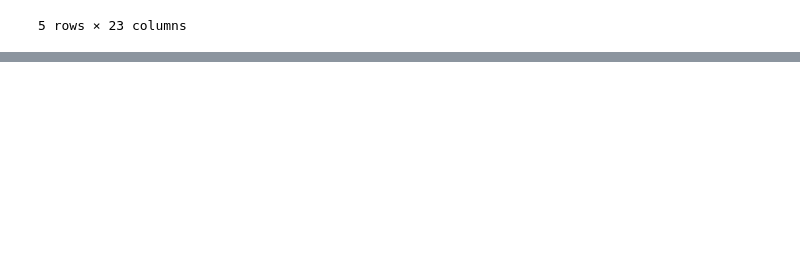
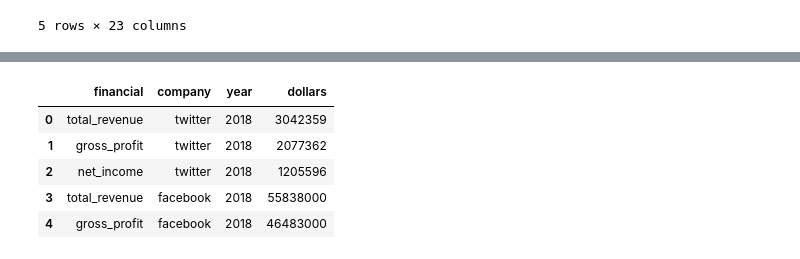
Before and after one commit to Timm26/Data_Science_Handbook, a Jupyter notebook: Data_Manipulation/Data_Manipulation_with_Pandas.ipynb, the cells around one changed output, grey strips where cells are left out. Drawn from its saved outputs; the diff is of its cells as text; code cells hidden in the pictures; blank space fills up the shorter version.

Commit message:
Added Basic Reshaping method .melt()

```diff
--- a/Data_Manipulation/Data_Manipulation_with_Pandas.ipynb
+++ b/Data_Manipulation/Data_Manipulation_with_Pandas.ipynb
@@ -335,0 +342,12 @@ Bicycle.fillna(0).head()
+# %%
+# Create a synthetic dataset
+social_fin = pd.DataFrame({
+    'financial': ['total_revenue', 'gross_profit', 'net_income', 'total_revenue', 'gross_profit', 'net_income'],
+    'company': ['twitter', 'twitter', 'twitter', 'facebook', 'facebook', 'facebook'],
+    2018: [3042359, 2077362, 1205596, 55838000, 46483000, 22112000],
+    2017: [2443299, 1582057,  905596, 49838000, 39583000, 20112000],
+    2016: [2154399, 1420057,  705596, 44210000, 36520000, 18102000],
+    2015: [1891200, 1245057,  605596, 39230000, 32510000, 16100000],
+    2014: [1600000, 1100000,  505000, 34200000, 29000000, 14000000]
+})
+social_fin.head()
@@ -335,0 +361,15 @@ Bicycle.fillna(0).head()
+# %%
+# Melt transformation
+social_fin_tall = social_fin.melt(
+    id_vars=['financial', 'company'],
+    value_vars=[2018,2017,2016,2015,2014],
+    var_name='year',
+    value_name='dollars')
+social_fin_tall.head()
+# %% [output]
+|  | financial | company | year | dollars |
+| 0 | total_revenue | twitter | 2018 | 3042359 |
+| 1 | gross_profit | twitter | 2018 | 2077362 |
+| 2 | net_income | twitter | 2018 | 1205596 |
+| 3 | total_revenue | facebook | 2018 | 55838000 |
+| 4 | gross_profit | facebook | 2018 | 46483000 |
```
Also changed, not shown: parts of 4 cells of this notebook.
